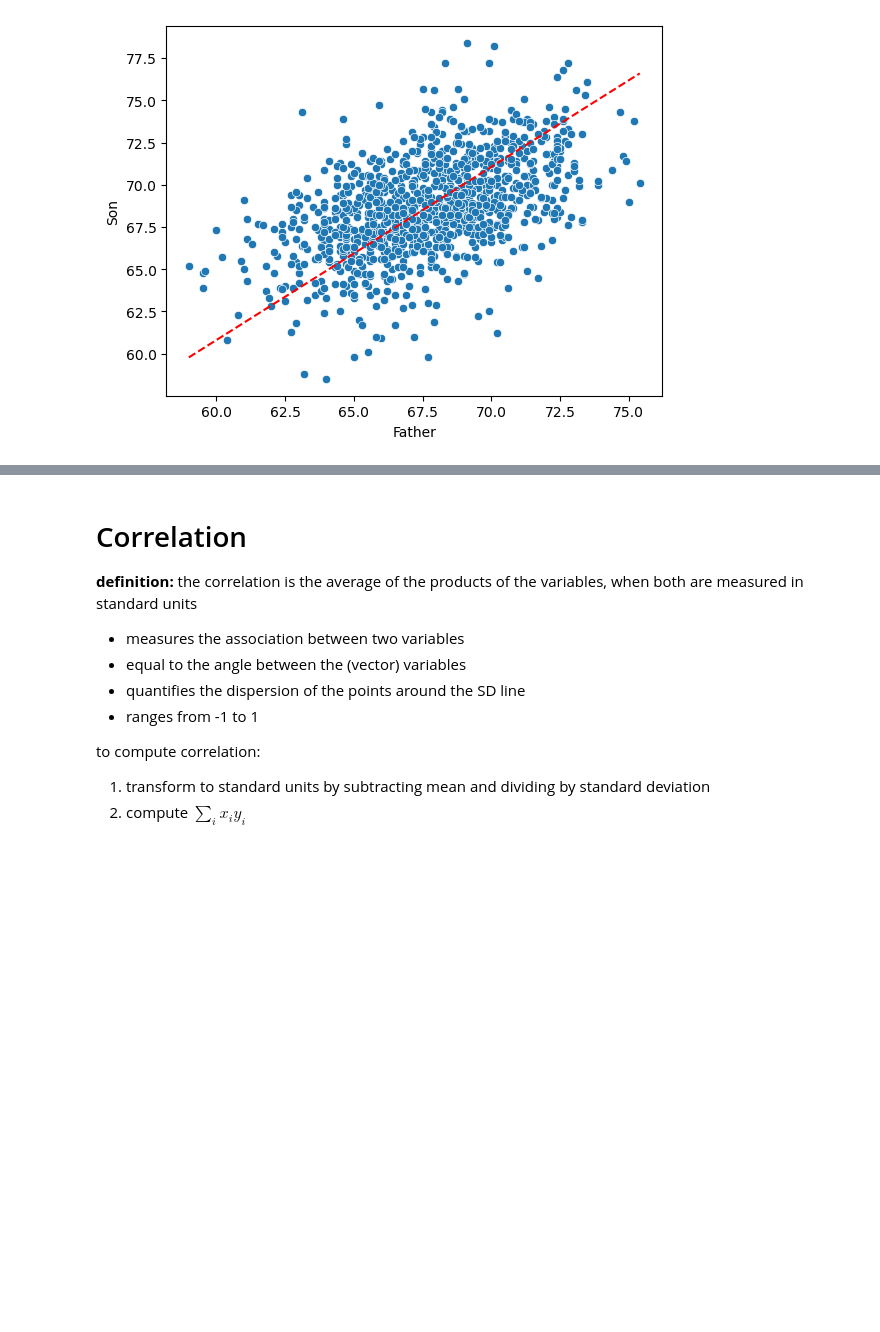
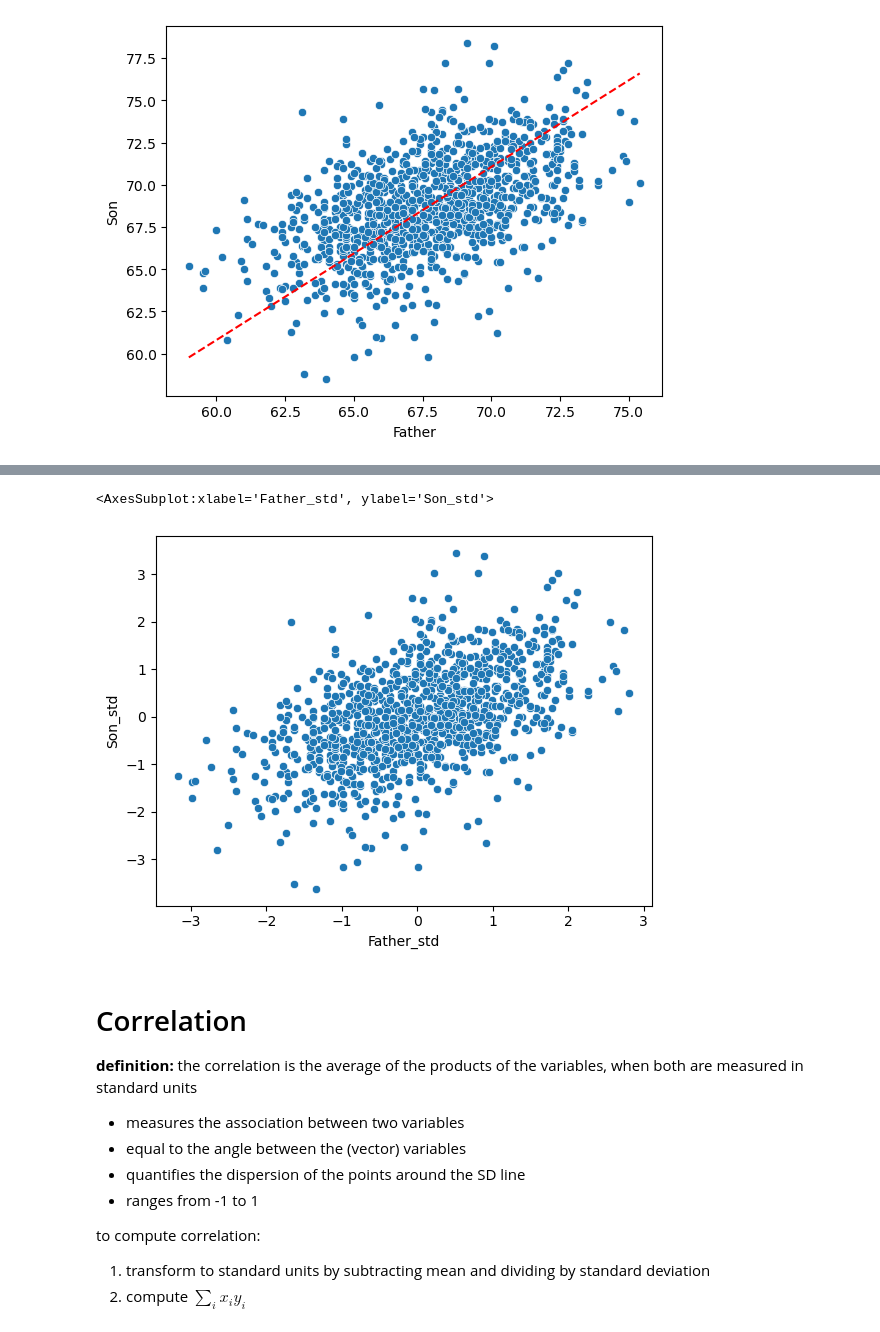
Before and after one commit to stanford-mse-125/demos, a Jupyter notebook: correlation.ipynb, the cells around one changed output, grey strips where cells are left out. Drawn from its saved outputs; the diff is of its cells as text; code cells hidden in the pictures; blank space fills up the shorter version.

```diff
--- a/correlation.ipynb
+++ b/correlation.ipynb
@@ -50,0 +57,6 @@ plt.plot(x, y, color='red', linestyle='--')
+# %%
+# standardize father's heights
+df['Father_std'] = (df['Father'] - avg_father) / std_father
+# standardize sons' heights
+df['Son_std'] = (df['Son'] - avg_son) / std_son
+df
@@ -51,3 +77,9 @@ plt.plot(x, y, color='red', linestyle='--')
+# %%
+# plot standardized data
+sns.scatterplot(x='Father_std', y='Son_std', data=df)
+# %% [output]
+<AxesSubplot:xlabel='Father_std', ylabel='Son_std'>
+[figure, added]
 # %% [markdown]
 # Correlation
 
```
Also changed, not shown: parts of 5 cells of this notebook, 10 other files.
